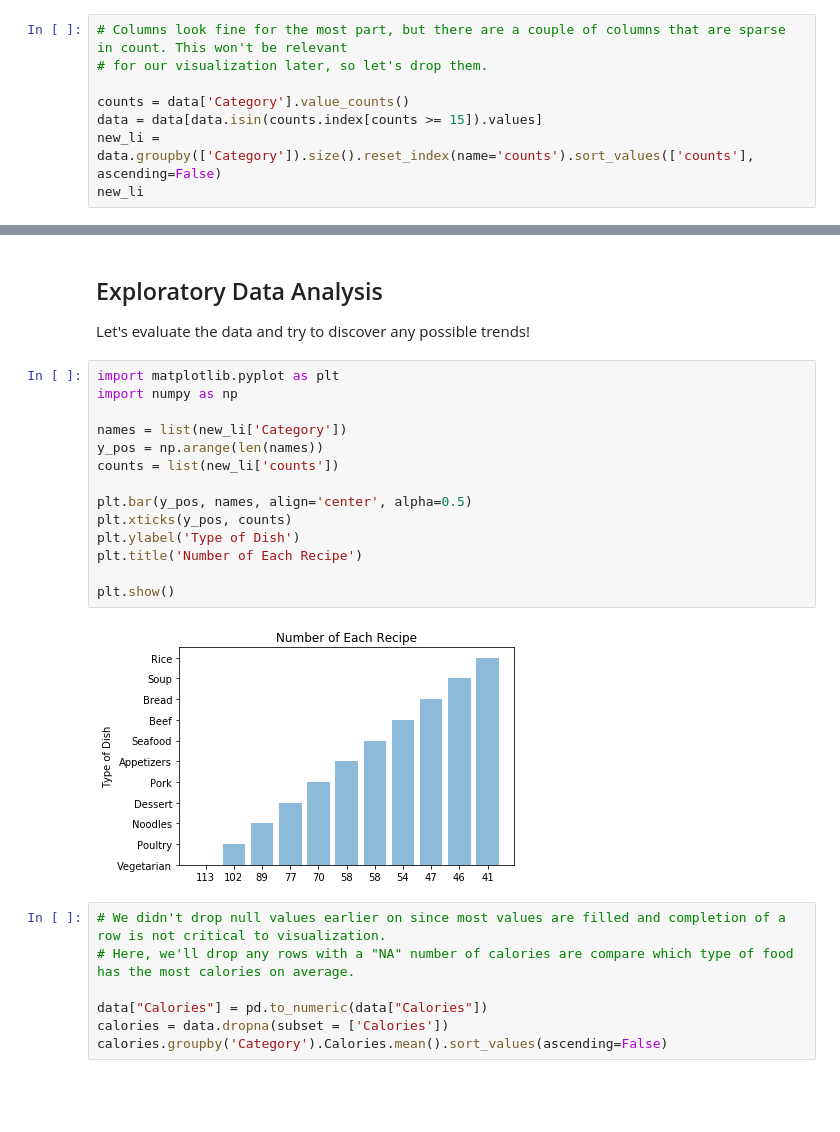
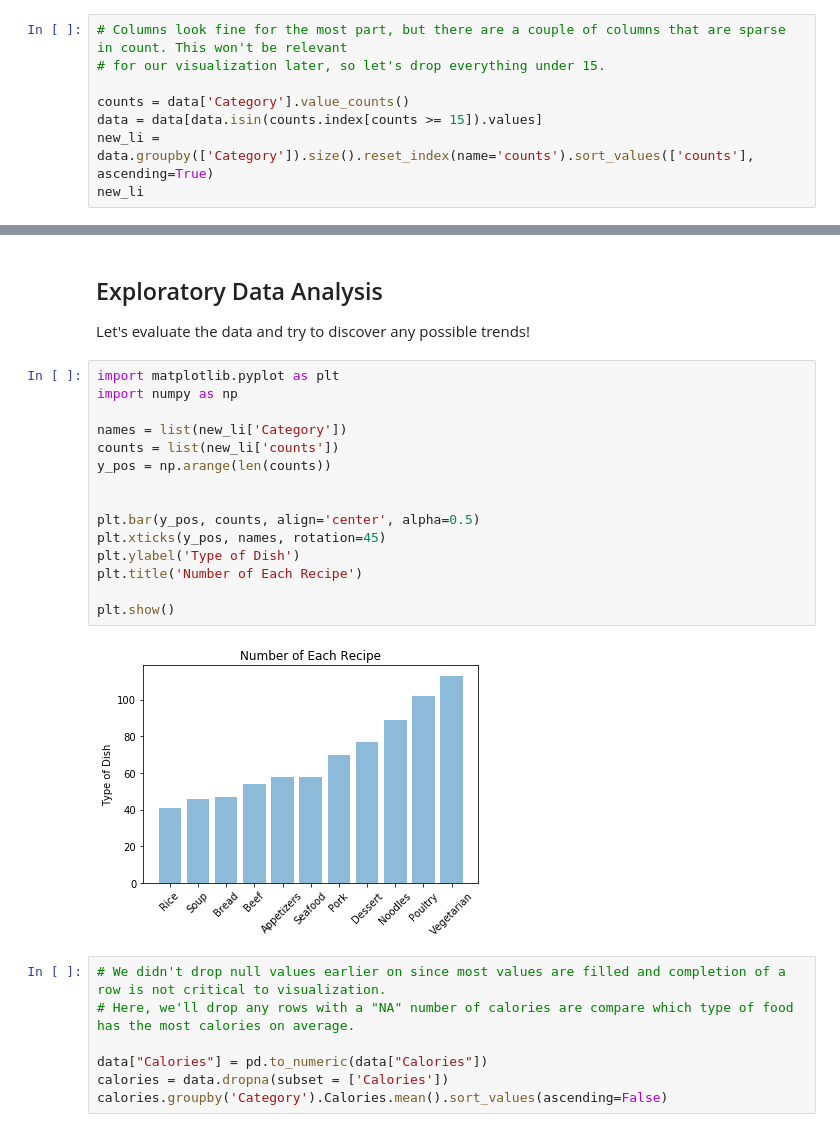
Before and after one commit to hurhurhurt/CS-Projects, a Jupyter notebook: Recipe Analysis.ipynb, the cells around one changed output, grey strips where cells are left out. Saved outputs shown, nothing was run; the diff lists cells and outputs as text; blank space fills up the shorter version.

Commit message:
Data Visualization Update: WordCloud, Matplotlib

```diff
--- a/Recipe Analysis.ipynb
+++ b/Recipe Analysis.ipynb
@@ -191,11 +191,11 @@ li
 | 26 | Vegetarian | 113 |
 # %%
 # Columns look fine for the most part, but there are a couple of columns that are sparse in count. This won't be relevant
-# for our visualization later, so let's drop them.
+# for our visualization later, so let's drop everything under 15.
 
 counts = data['Category'].value_counts()
 data = data[data.isin(counts.index[counts >= 15]).values]
-new_li = data.groupby(['Category']).size().reset_index(name='counts').sort_values(['counts'], ascending=False)
+new_li = data.groupby(['Category']).size().reset_index(name='counts').sort_values(['counts'], ascending=True)
 new_li
 # %% [output]
 |  | Category | counts |
@@ -216,19 +216,20 @@ Let's evaluate the data and try to discover any possible trends!
 # %%
 import matplotlib.pyplot as plt
 import numpy as np
 
 names = list(new_li['Category'])
-y_pos = np.arange(len(names))
 counts = list(new_li['counts'])
+y_pos = np.arange(len(counts))
 
-plt.bar(y_pos, names, align='center', alpha=0.5)
-plt.xticks(y_pos, counts)
+
+plt.bar(y_pos, counts, align='center', alpha=0.5)
+plt.xticks(y_pos, names, rotation=45)
 plt.ylabel('Type of Dish')
 plt.title('Number of Each Recipe')
 
 plt.show()
 # %% [output]
-[figure, old version]
+[figure, new version]
 # %%
 # We didn't drop null values earlier on since most values are filled and completion of a row is not critical to visualization.
 # Here, we'll drop any rows with a "NA" number of calories are compare which type of food has the most calories on average.
```
Also changed, not shown: parts of 2 cells of this notebook.
